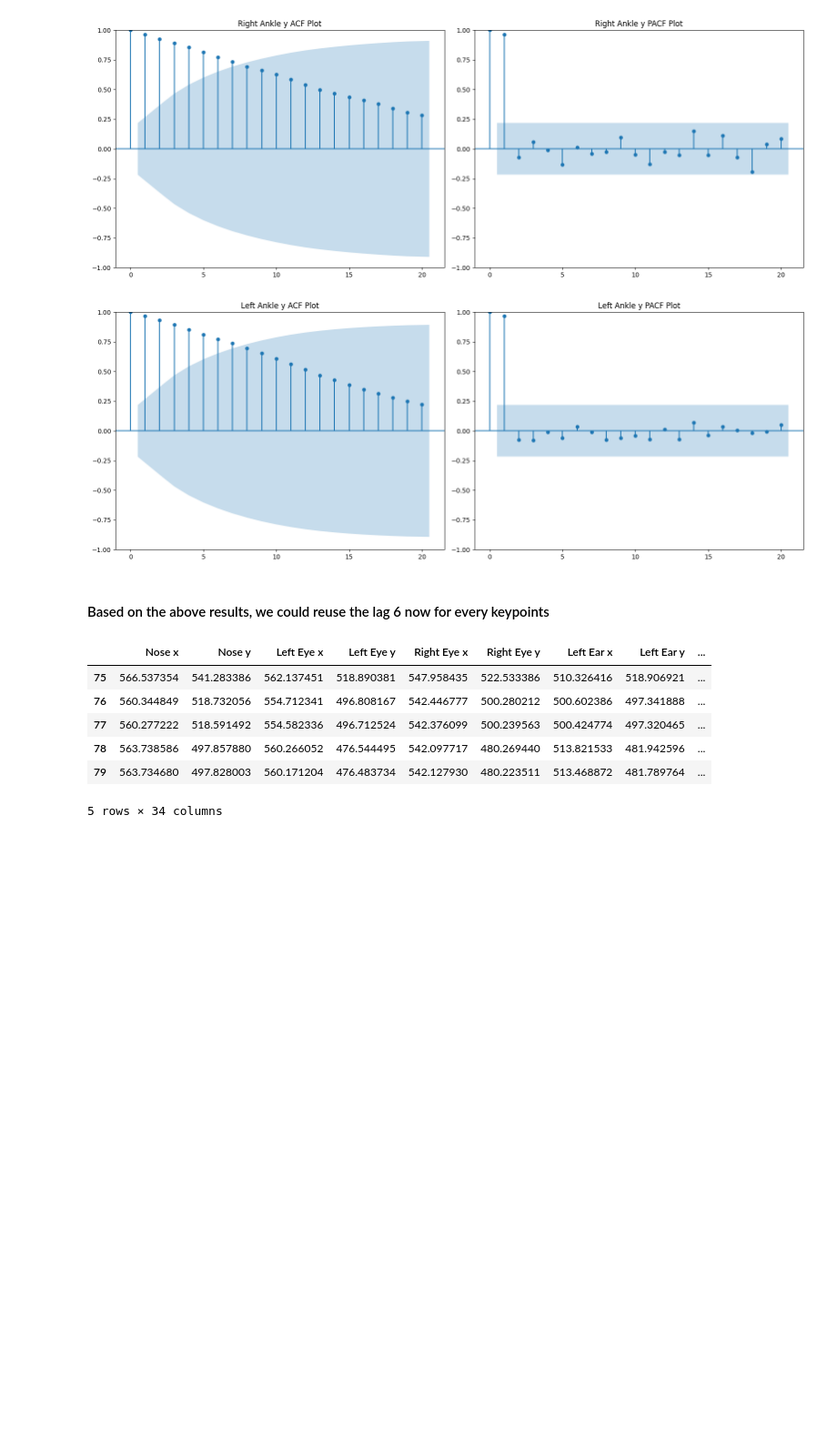
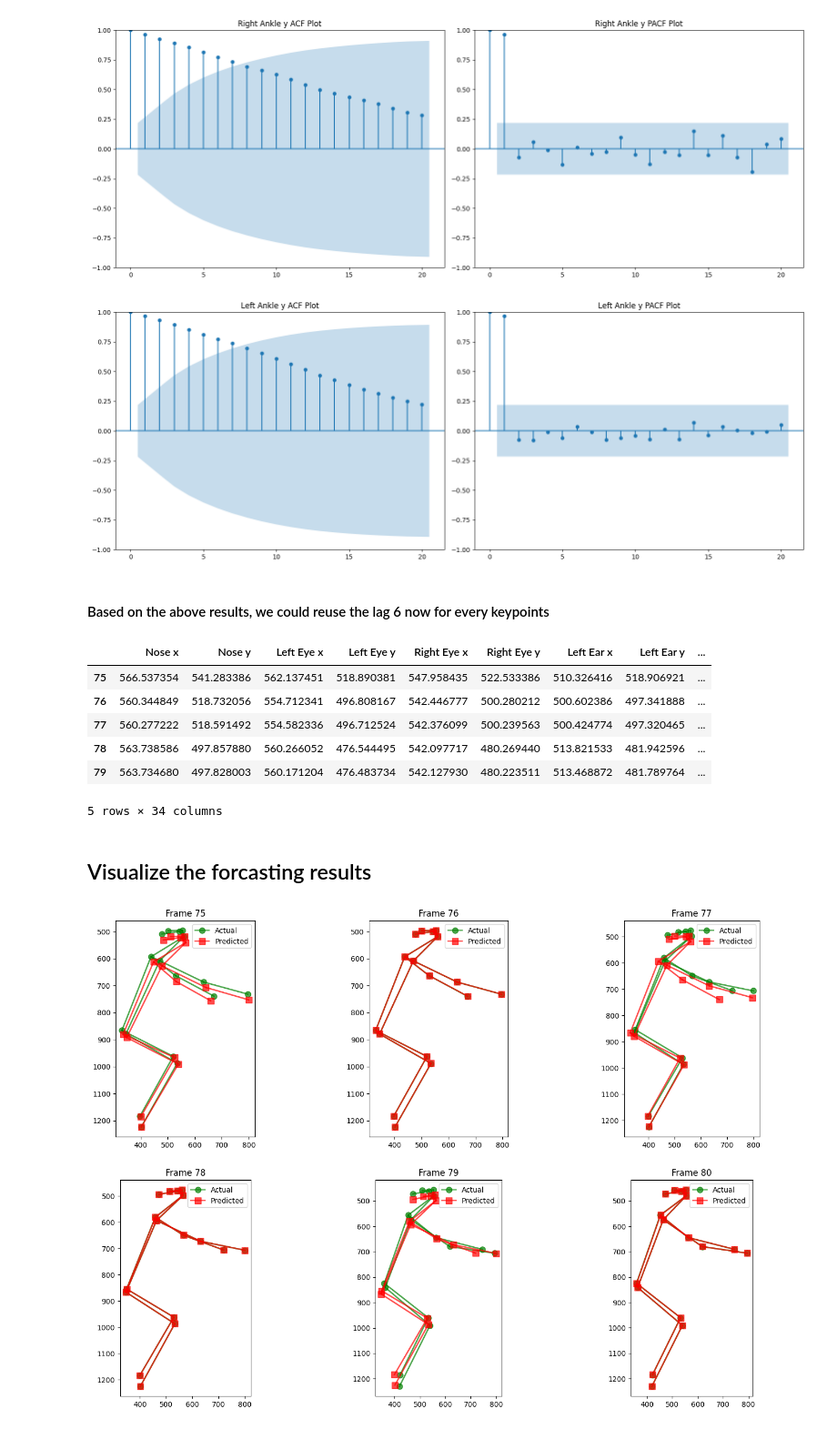
Before and after one commit to trevorZhanTian/Body-Movement-Prediction-with-Time-Series, a Jupyter notebook: main.ipynb, the cells around one changed output. Shown: that part at 91% size. Saved outputs shown, nothing was run; the diff lists cells and outputs as text; code cells hidden in the pictures; blank space fills up the shorter version.

Commit message:
figured out visualization

```diff
--- a/main.ipynb
+++ b/main.ipynb
@@ -394,3 +396,67 @@ predictions_df.head()
 | 78 | 563.738586 | 497.857880 | 560.266052 | 476.544495 | 542.097717 | 480.269440 | 513.821533 | 481.942596 | ... |
 | 79 | 563.734680 | 497.828003 | 560.171204 | 476.483734 | 542.127930 | 480.223511 | 513.468872 | 481.789764 | ... |
 5 rows × 34 columns
+# %% [markdown]
+## Visualize the forcasting results
+# %%
+import matplotlib.pyplot as plt
+
+# Manually define skeleton connections
+SKELETON_CONNECTIONS = [
+    ('Nose', 'Left Eye'), ('Nose', 'Right Eye'),
+    ('Left Eye', 'Left Ear'), ('Right Eye', 'Right Ear'),
+    ('Nose', 'Left Shoulder'), ('Nose', 'Right Shoulder'),
+    ('Left Shoulder', 'Right Shoulder'),
+    ('Left Shoulder', 'Left Elbow'), ('Left Elbow', 'Left Wrist'),
+    ('Right Shoulder', 'Right Elbow'), ('Right Elbow', 'Right Wrist'),
+    ('Left Shoulder', 'Left Hip'), ('Right Shoulder', 'Right Hip'),
+    ('Left Hip', 'Right Hip'),
+    ('Left Hip', 'Left Knee'), ('Left Knee', 'Left Ankle'),
+    ('Right Hip', 'Right Knee'), ('Right Knee', 'Right Ankle')
+]
+
+def plot_skeleton(frame_data, ax, title, color='blue', marker='o', alpha=1.0, label=None):
+    # draw first keypoint with label for legend
+    first_kp = KEYPOINT_NAMES[0]
+    x = frame_data[f'{first_kp} x']
+    y = frame_data[f'{first_kp} y']
+    ax.plot(x, y, marker=marker, color=color, markersize=8, alpha=alpha, label=label)
+
+    # plot remaining keypoints
+    for kp in KEYPOINT_NAMES[1:]:
+        x = frame_data[f'{kp} x']
+        y = frame_data[f'{kp} y']
+        ax.plot(x, y, marker=marker, color=color, markersize=8, alpha=alpha)
+
+    # draw skeleton connections
+    for start, end in SKELETON_CONNECTIONS:
+        x_start = frame_data[f'{start} x']
+        y_start = frame_data[f'{start} y']
+        x_end = frame_data[f'{end} x']
+        y_end = frame_data[f'{end} y']
+        ax.plot([x_start, x_end], [y_start, y_end], color=color, linewidth=2, alpha=alpha)
+
+    ax.set_title(title)
+    ax.set_aspect('equal')
+
+fig, axes = plt.subplots(2, 3, figsize=(18, 12))
+axes = axes.flatten()
+
+# loop through every frame
+for i, frame in enumerate(range(75, 81)):
+    ax = axes[i]
+
+    # Plot actual keypoints
+    actual_data = df.loc[frame]
+    plot_skeleton(actual_data, ax, f'Frame {frame}', color='green', alpha=0.7, label='Actual')
+
+    # Plot predicted keypoints
+    pred_data = predictions_df.loc[frame]
+    plot_skeleton(pred_data, ax, f'Frame {frame}', color='red', marker='s', alpha=0.7, label='Predicted')
+
+    ax.invert_yaxis()
+    ax.legend()
+
+plt.show()
+# %% [output]
+[figure, added]
```
Also changed, not shown: parts of 2 cells of this notebook.
